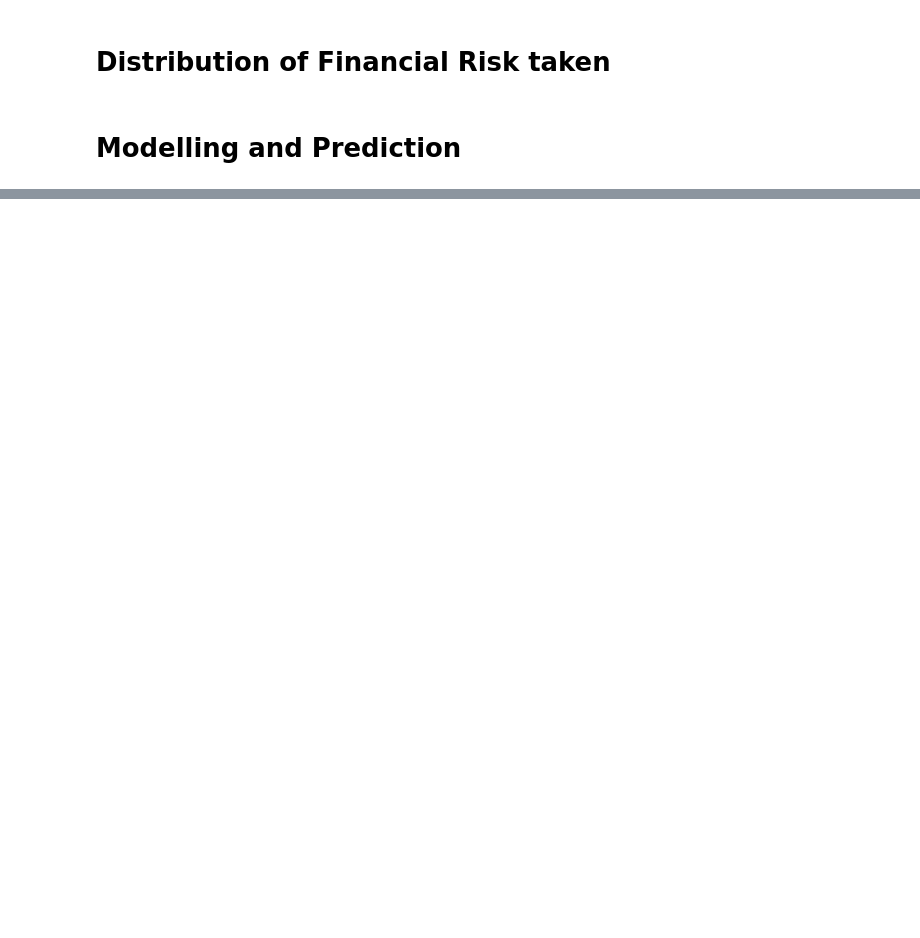
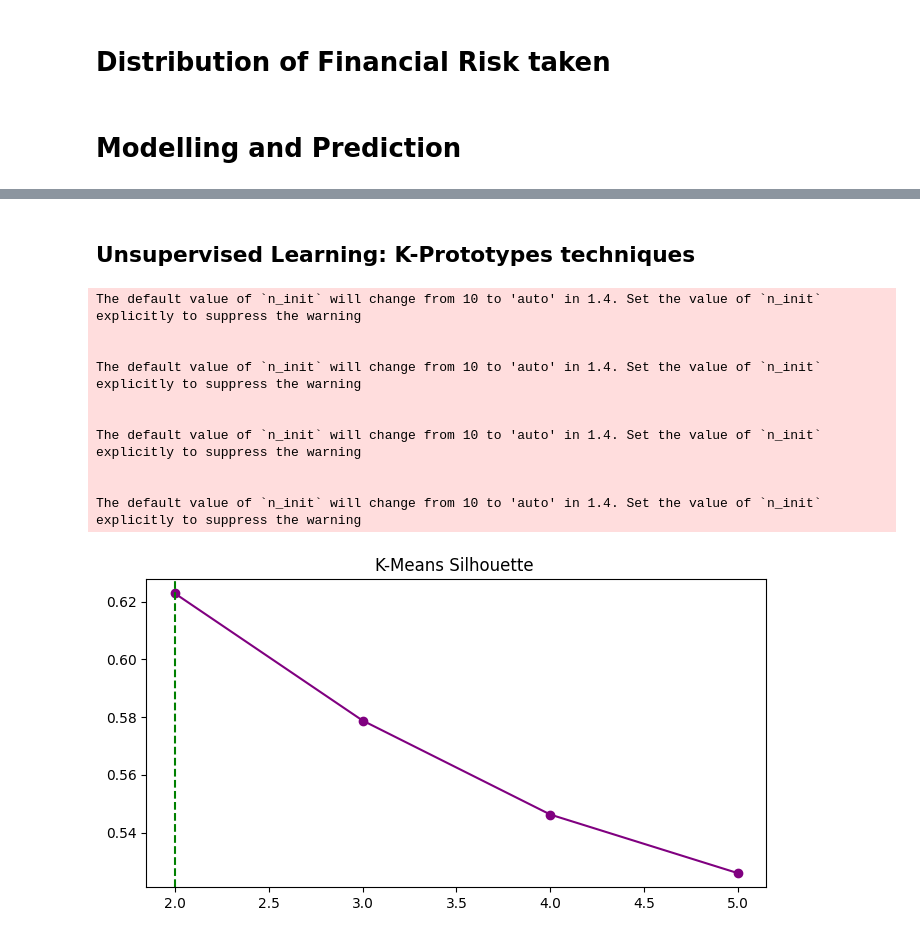
Before and after one commit to IfeoluwaRuth/Financial-Risk-Analysis, a Jupyter notebook: financial-risk-analysis.ipynb, the cells around one changed output, grey strips where cells are left out. Drawn from its saved outputs; the diff is of its cells as text; code cells hidden in the pictures; blank space fills up the shorter version.

```diff
--- a/financial-risk-analysis.ipynb
+++ b/financial-risk-analysis.ipynb
@@ -373,0 +449,35 @@ Chi-square test results for all pairwise combinations of categorical variables:
+# %% [markdown]
+## Unsupervised Learning: K-Prototypes techniques
+# %%
+#!pip install kmodes
+from sklearn.cluster import KMeans
+from sklearn.metrics import silhouette_score
+
+silhouette_scores = []
+k_range = range(2, min(6, len(new_data_process)))
+
+for k in k_range:
+    km = KMeans(n_clusters=k, init='k-means++', random_state=142)
+    clusters = km.fit_predict(new_data_process)
+
+    silhouette_scores.append(silhouette_score(new_data_process, clusters))
+
+optimal_k = k_range[np.argmax(silhouette_scores)]
+
+plt.figure(figsize=(8, 4))
+plt.plot(k_range, silhouette_scores, marker='o', color='purple')
+plt.axvline(optimal_k, color='green', linestyle='--')
+plt.title("K-Means Silhouette ")
+plt.show()
+# %% [output]
+The default value of `n_init` will change from 10 to 'auto' in 1.4. Set the value of `n_init` explicitly to suppress the warning
+
+
+The default value of `n_init` will change from 10 to 'auto' in 1.4. Set the value of `n_init` explicitly to suppress the warning
+
+
+The default value of `n_init` will change from 10 to 'auto' in 1.4. Set the value of `n_init` explicitly to suppress the warning
+
+
+The default value of `n_init` will change from 10 to 'auto' in 1.4. Set the value of `n_init` explicitly to suppress the warning
+[figure, added]
```
Also changed, not shown: parts of 10 cells of this notebook.
